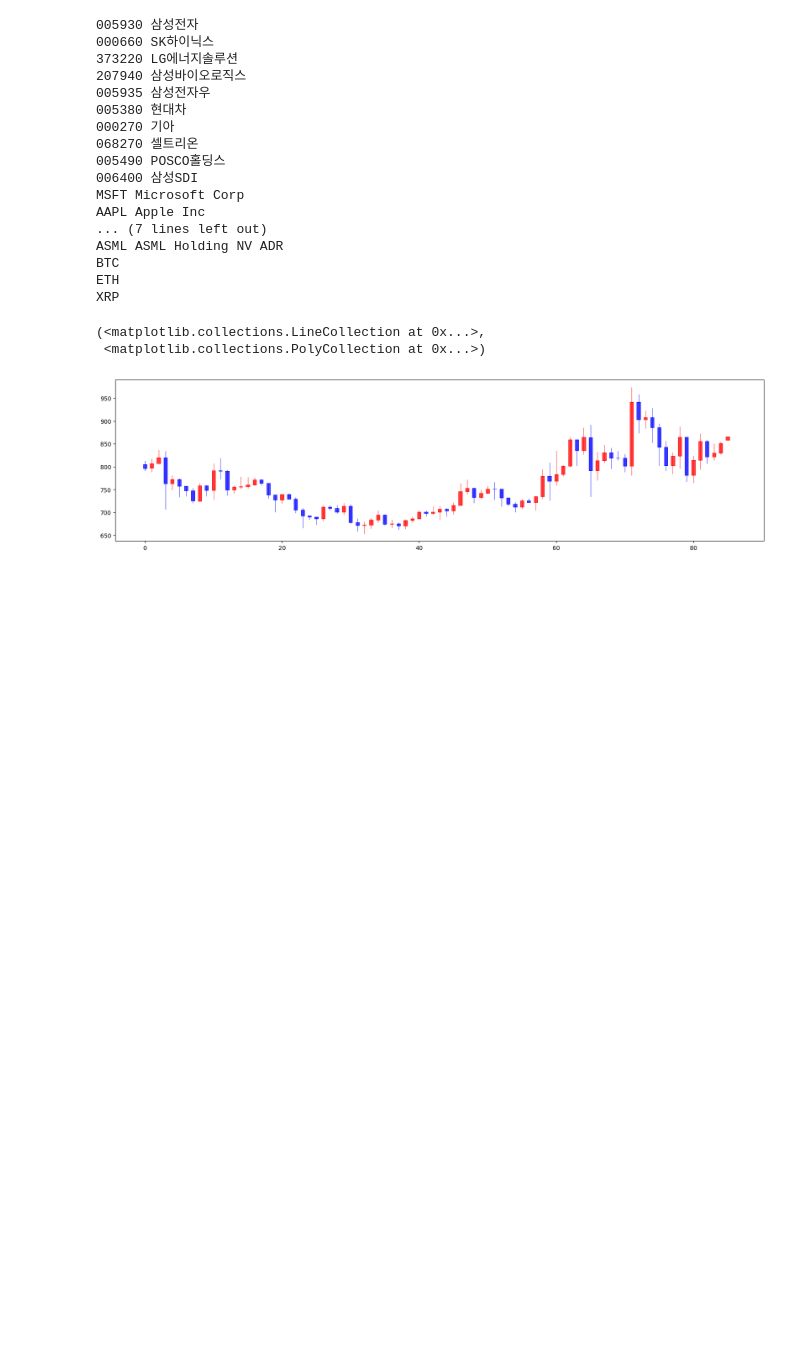
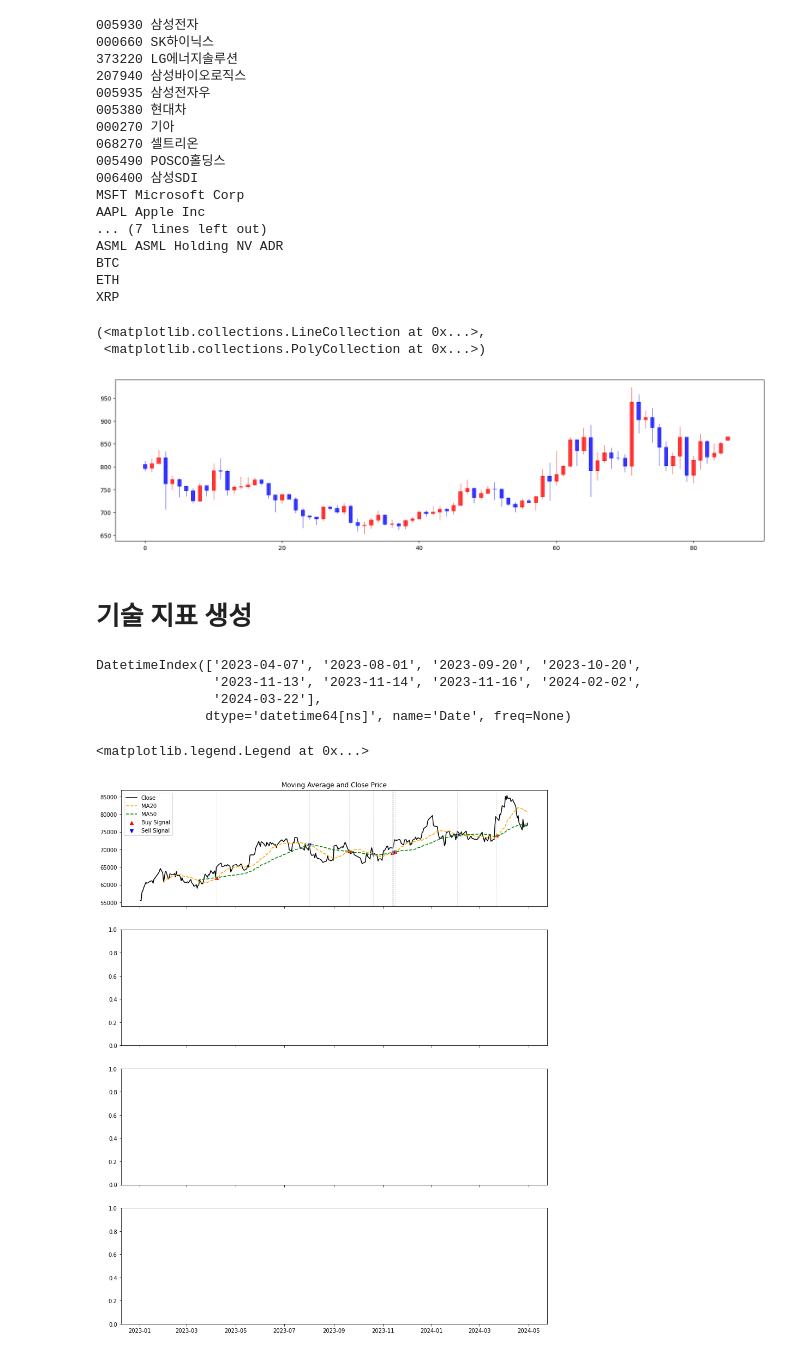
Before and after one commit to iop2000win/Stock_Analysis, a Jupyter notebook: Stock_Analysis.ipynb, the cells around one changed output. Cells and saved outputs as stored; diff of their text form; code cells hidden in the pictures; blank space fills up the shorter version.

```diff
--- a/Stock_Analysis.ipynb
+++ b/Stock_Analysis.ipynb
@@ -150,3 +125,5 @@ candlestick2_ohlc(ax, df['Open'], df['High'], df['Low'], df['Close'],
 (<matplotlib.collections.LineCollection at 0x...>,
  <matplotlib.collections.PolyCollection at 0x...>)
 [figure]
+# %% [markdown]
+# 기술 지표 생성
@@ -152,0 +184,2 @@ candlestick2_ohlc(ax, df['Open'], df['High'], df['Low'], df['Close'],
+# %%
+df = fdr.DataReader('005930', '2023')
@@ -152,0 +191,23 @@ candlestick2_ohlc(ax, df['Open'], df['High'], df['Low'], df['Close'],
+# %%
+df.iloc[np.where(df['buy_signal_ma'].notnull() | df['sell_signal_ma'].notnull())[0]].index
+# %% [output]
+DatetimeIndex(['2023-04-07', '2023-08-01', '2023-09-20', '2023-10-20',
+               '2023-11-13', '2023-11-14', '2023-11-16', '2024-02-02',
+               '2024-03-22'],
+              dtype='datetime64[ns]', name='Date', freq=None)
+# %%
+fig, axes = plt.subplots(nrows = 4, ncols =1, figsize = (14, 18), sharex = True)
+
+axes[0].plot(df.index, df['Close'], label = 'Close', color = 'black')
+axes[0].plot(df.index, df['ma_20'], label = 'MA20', color = 'orange', linestyle = '--')
+axes[0].plot(df.index, df['ma_50'], label = 'MA50', color = 'green', linestyle = '--')
+axes[0].scatter(df.index, df['buy_signal_ma'], color = 'red', label = 'Buy Signal', marker = '^')
+axes[0].scatter(df.index, df['sell_signal_ma'], color = 'blue', label = 'Sell Signal', marker = 'v')
+for idx in df.iloc[np.where(df['buy_signal_ma'].notnull() | df['sell_signal_ma'].notnull())[0]].index:
+    axes[0].axvline(idx, color = 'lightgray', linestyle = 'dashed', linewidth = 0.7)
+
+axes[0].set_title('Moving Average and Close Price')
+axes[0].legend(loc = 'upper left')
+# %% [output]
+<matplotlib.legend.Legend at 0x...>
+[figure, added]
```
Also changed, not shown: parts of 4 cells of this notebook.
